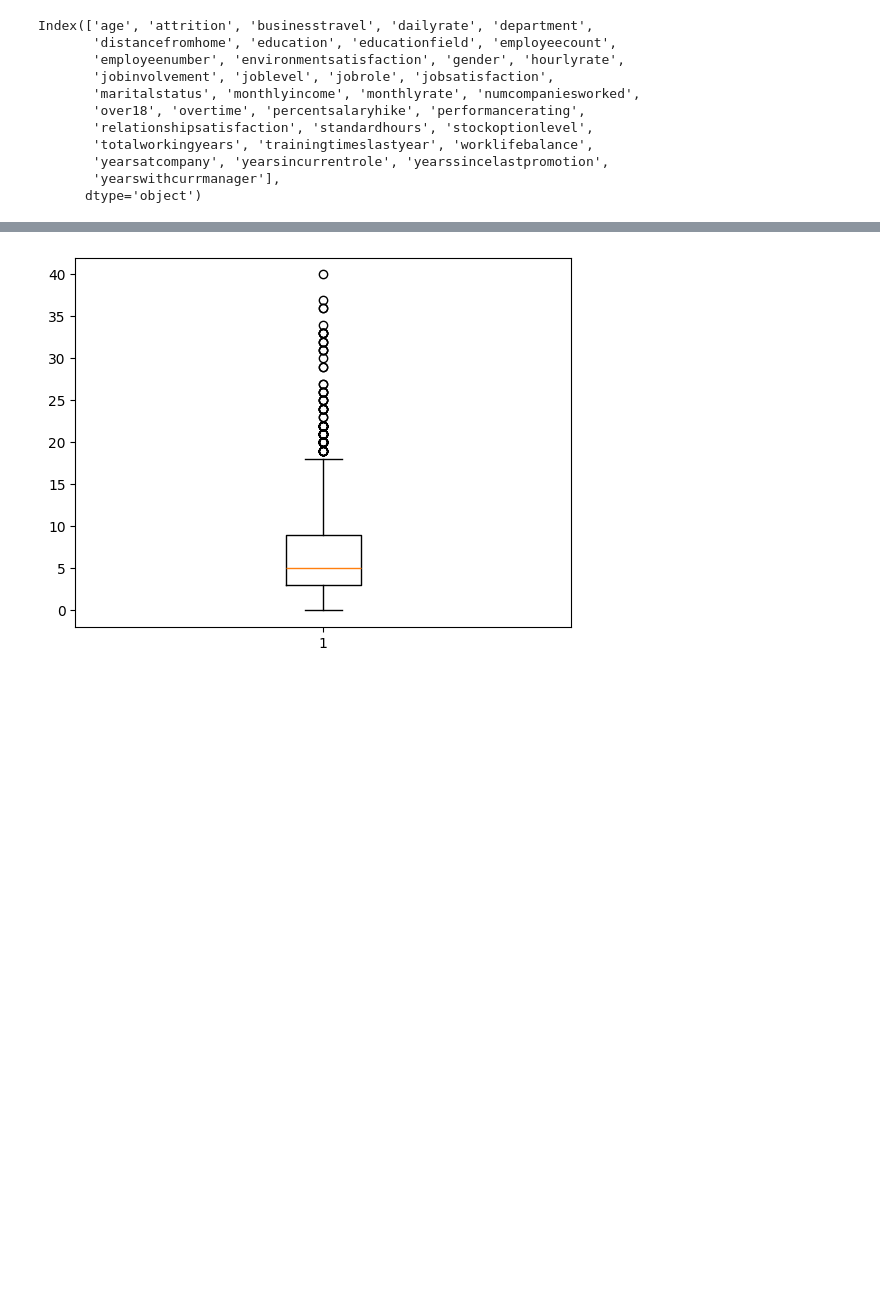
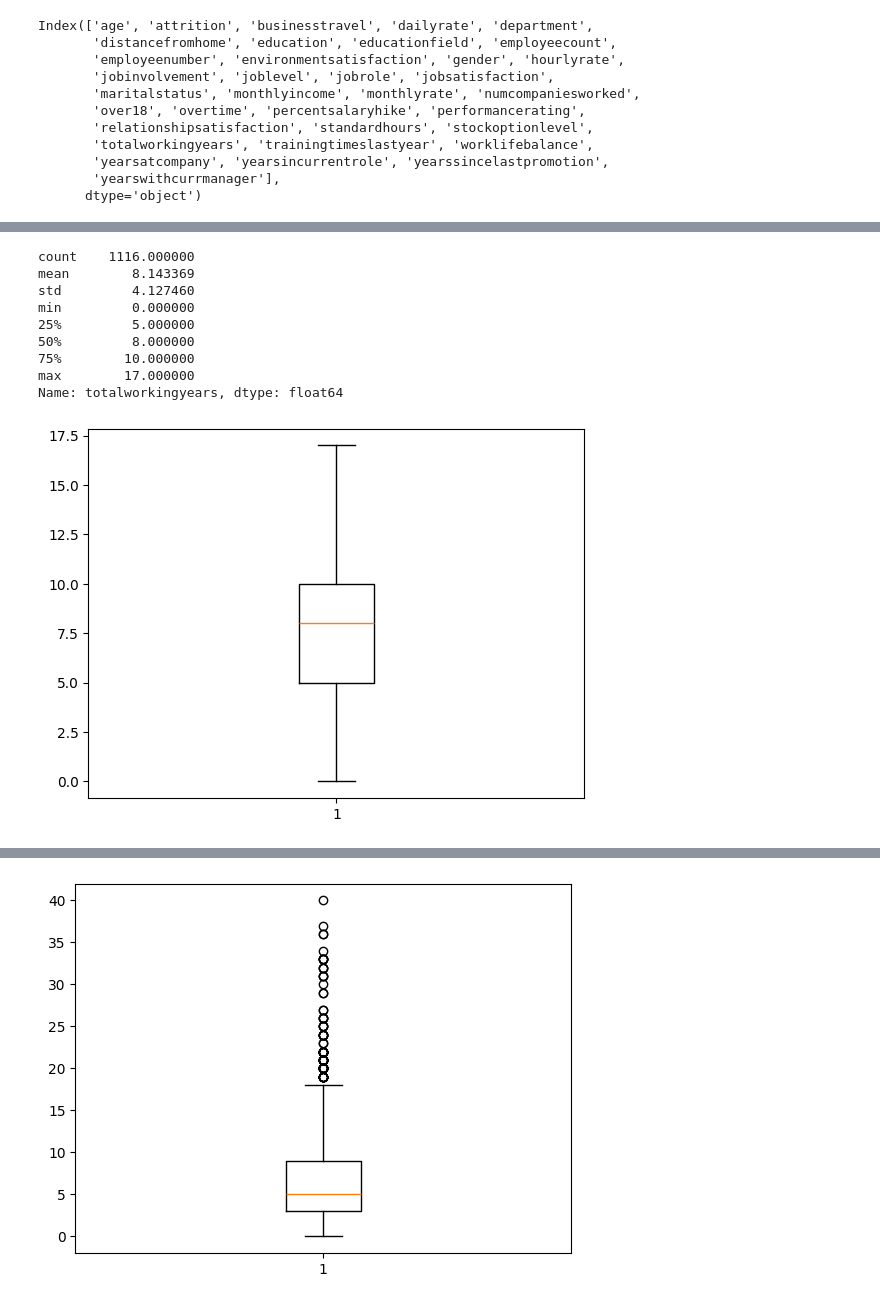
Before and after one commit to MHassanAr/Employee-attrition-analysis, a Jupyter notebook: employee-attrition-analysis.ipynb, the cells around one changed output, grey strips where cells are left out. Drawn from its saved outputs; the diff is of its cells as text; code cells hidden in the pictures; blank space fills up the shorter version.

```diff
--- a/employee-attrition-analysis.ipynb
+++ b/employee-attrition-analysis.ipynb
@@ -138,0 +161,18 @@ See the caveats in the documentation: https://pandas.pydata.org/pandas-docs/stab
+# %%
+#Checking details of stock option level column
+print(data['totalworkingyears'].describe())
+
+#Checking for outliers in stock option level column
+plt.boxplot(data["totalworkingyears"])
+plt.show()
+# %% [output]
+count    1116.000000
+mean        8.143369
+std         4.127460
+min         0.000000
+25%         5.000000
+50%         8.000000
+75%        10.000000
+max        17.000000
+Name: totalworkingyears, dtype: float64
+[figure, added]
```
Also changed, not shown: parts of 8 cells of this notebook.
